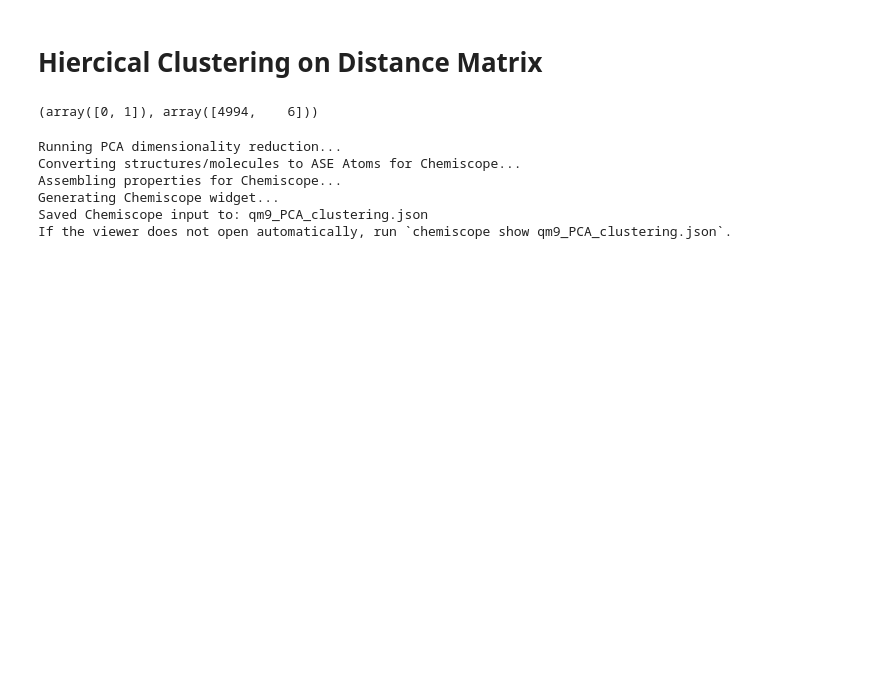
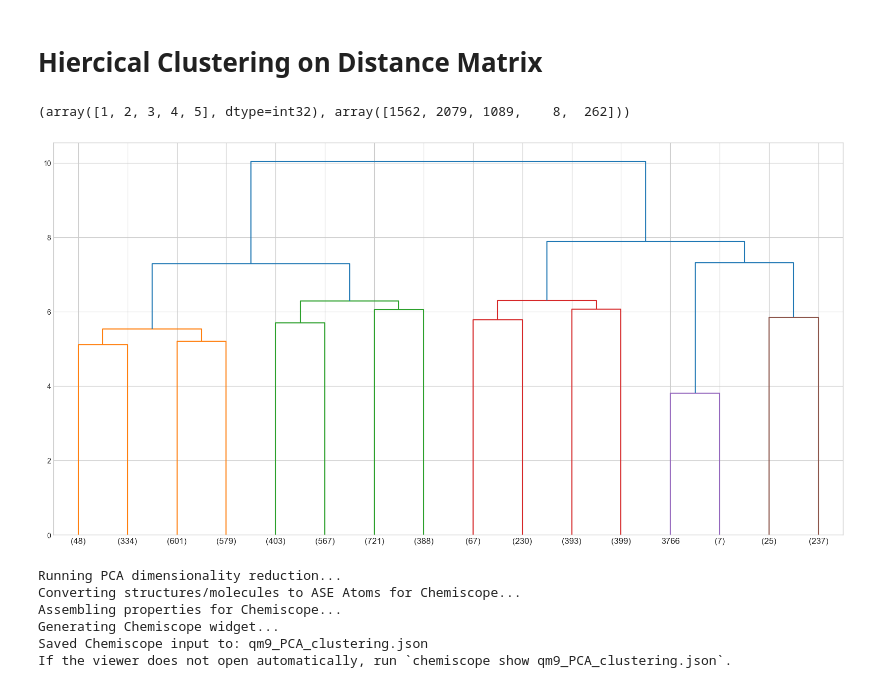
Before and after one commit to karlfindhansen/Non-Euclidean-Distances-in-Molecular-Representation, a Jupyter notebook: notebooks/QM9/clustering/euclidean/descriptors/one_hot.ipynb, the cells around one changed output. Saved outputs shown, nothing was run; the diff lists cells and outputs as text; code cells hidden in the pictures; blank space fills up the shorter version.

```diff
--- a/notebooks/QM9/clustering/euclidean/descriptors/one_hot.ipynb
+++ b/notebooks/QM9/clustering/euclidean/descriptors/one_hot.ipynb
@@ -88,12 +106,17 @@ plot_molecules_with_py3dmol(mols[3])
 # %% [markdown]
 # Hiercical Clustering on Distance Matrix
 # %%
-model_hier = AgglomerativeClustering(metric='precomputed', n_clusters=2, linkage='average')
-labels_hier = model_hier.fit_predict(dist_matrix)
+from scipy.cluster.hierarchy import dendrogram, linkage, fcluster
+import matplotlib.pyplot as plt
+link = linkage(dist_matrix, method='average')
+plt.figure(figsize=(20,10))
+dendrogram(link, p=3, truncate_mode='level')
+labels_hier = fcluster(link, t=7, criterion='distance')
+df = df.with_columns(labels_hier=labels_hier)
 print(np.unique(labels_hier, return_counts=True))
-df = df.with_columns(labels_hier=labels_hier)
 # %% [output]
-(array([0, 1]), array([4994,    6]))
+(array([1, 2, 3, 4, 5], dtype=int32), array([1562, 2079, 1089,    8,  262]))
+[figure, added]
 # %%
 create_chemiscope_viewer(df, dist_matrix, labels_hier, 'PCA')
 # %% [output]
```
Also changed, not shown: parts of 15 cells of this notebook, 12 other files.
